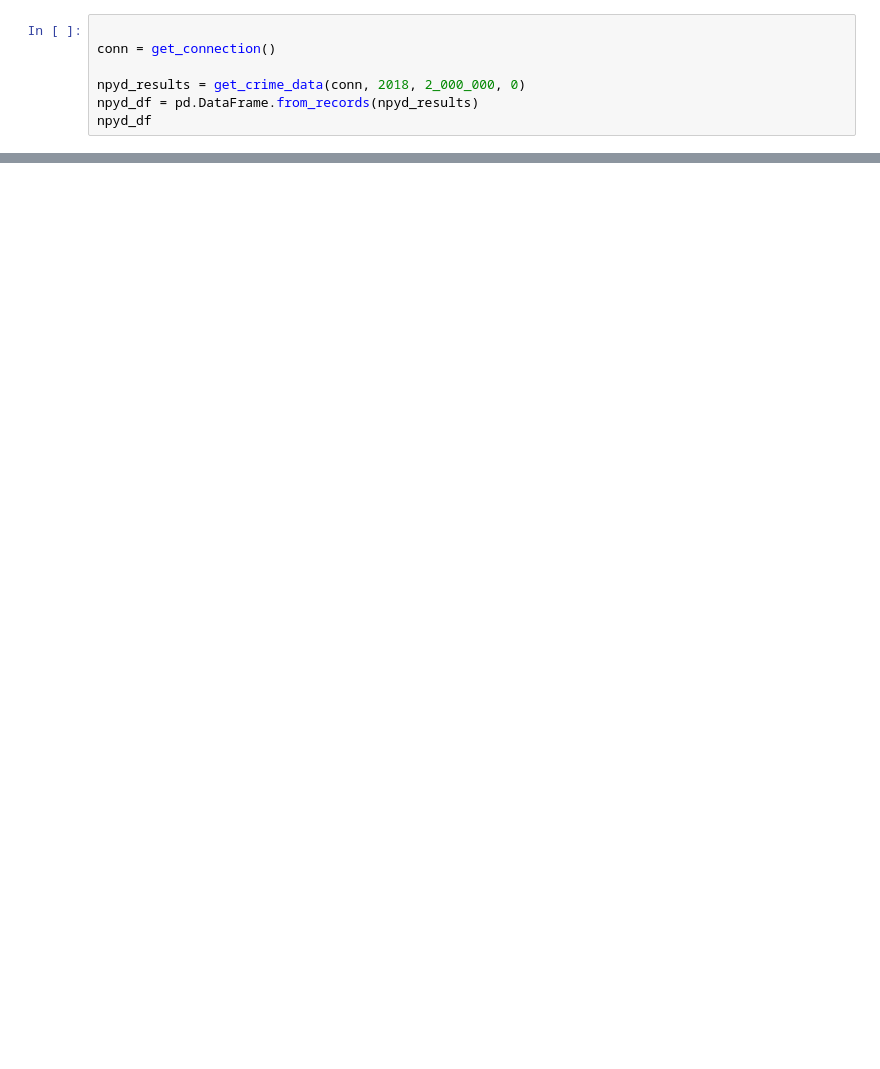
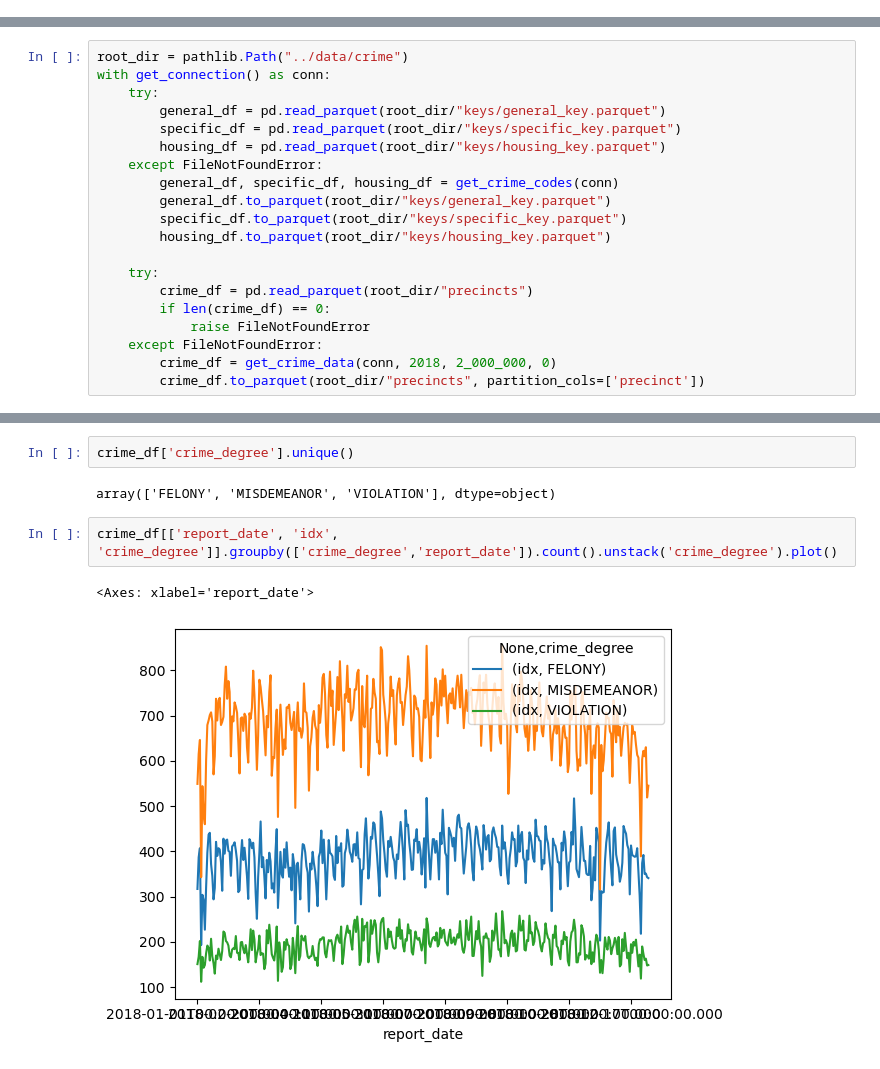
Before and after one commit to jamorr/Capstone, a Jupyter notebook: src/crime_analysis.ipynb, the cells around one changed output, grey strips where cells are left out. Drawn from its saved outputs; the diff is of its cells as text; blank space fills up the shorter version.

Commit message:
Progress on data loading for other datasets

```diff
--- a/src/crime_analysis.ipynb
+++ b/src/crime_analysis.ipynb
@@ -5,7 +0,0 @@ import pandas as pd
-# %%
-
-conn = get_connection()
-
-npyd_results = get_crime_data(conn, 2018, 2_000_000, 0)
-npyd_df = pd.DataFrame.from_records(npyd_results)
-npyd_df
@@ -62,0 +14,20 @@ vic_sex
+# %%
+root_dir = pathlib.Path("../data/crime")
+with get_connection() as conn:
+    try:
+        general_df = pd.read_parquet(root_dir/"keys/general_key.parquet")
+        specific_df = pd.read_parquet(root_dir/"keys/specific_key.parquet")
+        housing_df = pd.read_parquet(root_dir/"keys/housing_key.parquet")
+    except FileNotFoundError:
+        general_df, specific_df, housing_df = get_crime_codes(conn)
+        general_df.to_parquet(root_dir/"keys/general_key.parquet")
+        specific_df.to_parquet(root_dir/"keys/specific_key.parquet")
+        housing_df.to_parquet(root_dir/"keys/housing_key.parquet")
+
+    try:
+        crime_df = pd.read_parquet(root_dir/"precincts")
+        if len(crime_df) == 0:
+            raise FileNotFoundError
+    except FileNotFoundError:
+        crime_df = get_crime_data(conn, 2018, 2_000_000, 0)
+        crime_df.to_parquet(root_dir/"precincts", partition_cols=['precinct'])
@@ -62,0 +43,9 @@ vic_sex
+# %%
+crime_df['crime_degree'].unique()
+# %% [output]
+array(['FELONY', 'MISDEMEANOR', 'VIOLATION'], dtype=object)
+# %%
+crime_df[['report_date', 'idx', 'crime_degree']].groupby(['crime_degree','report_date']).count().unstack('crime_degree').plot()
+# %% [output]
+<Axes: xlabel='report_date'>
+[figure, added]
```
Also changed, not shown: parts of 4 cells of this notebook, 3 other files.
